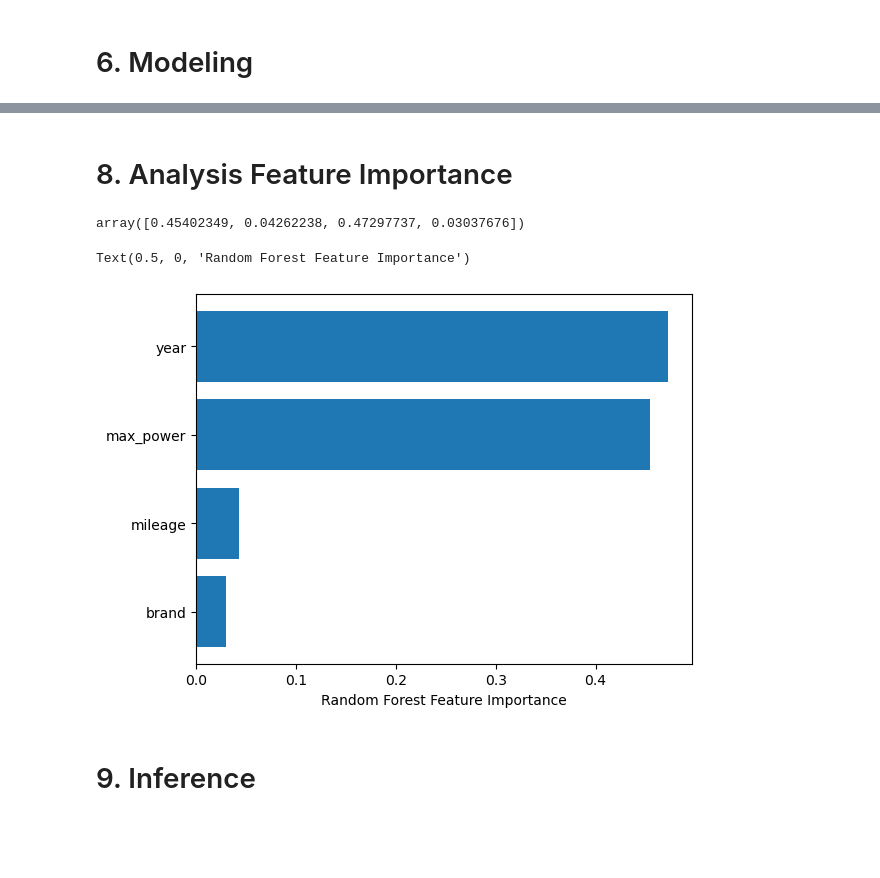
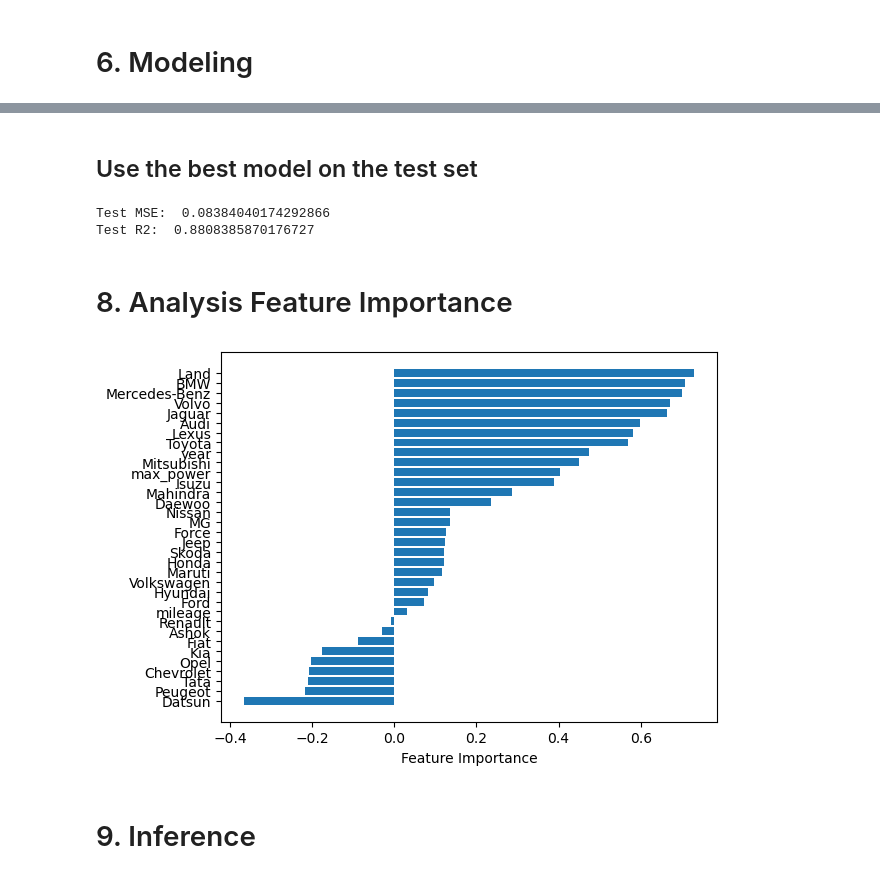
Before and after one commit to myothiha/ml_assignment3, a Jupyter notebook: A02_Car_Price_Prediction.ipynb, the cells around one changed output, grey strips where cells are left out. Drawn from its saved outputs; the diff is of its cells as text; code cells hidden in the pictures; blank space fills up the shorter version.

```diff
--- a/A02_Car_Price_Prediction.ipynb
+++ b/A02_Car_Price_Prediction.ipynb
@@ -830,0 +944,7 @@ Shape of y_test:  (2409,)
+# %%
+# actually you can do like this too
+# X = np.insert(X, 0, 1, axis=1)
+intercept = np.ones((X_train.shape[0], 1))
+X_train   = np.concatenate((intercept, X_train), axis=1)
+intercept = np.ones((X_test.shape[0], 1))
+X_test    = np.concatenate((intercept, X_test), axis=1)
@@ -916,0 +958,14 @@ array([209580.72726802, 955755.55330137, 356854.45825531, ...,
+# %%
+#experiment tracking
+import mlflow
+import os
+# This the dockerized method.
+# We build two docker containers, one for python/jupyter and another for mlflow.
+# The url `mlflow` is resolved into another container within the same composer.
+mlflow.set_tracking_uri("http://localhost:5000")
+# In the dockerized way, the user who runs this code will be `root`.
+# The MLflow will also log the run user_id as `root`.
+# To change that, we need to set this environ["LOGNAME"] to your name.
+os.environ["LOGNAME"] = "myo"
+# mlflow.create_experiment(name="chaky-diabetes-example")  #create if you haven't create
+mlflow.set_experiment(experiment_name="mth-mlassignment2")
@@ -916,0 +975,9 @@ array([209580.72726802, 955755.55330137, 356854.45825531, ...,
+# %%
+class PolynomialFeatures:
+    def __init__(self, degree):
+        self.degree = degree
+
+    def fit_transform(self, X):
+        # Transform input features to include polynomial terms
+        X_poly = np.column_stack([X ** self.degree])
+        return X_poly
@@ -916,0 +1221,6 @@ array([209580.72726802, 955755.55330137, 356854.45825531, ...,
+# %%
+#helper function for looping classnames
+import sys
+
+def str_to_class(classname):
+    return getattr(sys.modules[__name__], classname)
@@ -917,20 +1370,22 @@ array([209580.72726802, 955755.55330137, 356854.45825531, ...,
+# %% [markdown]
+## Use the best model on the test set
+# %%
+# Apply model on testing set (completely unknown data).
+yhat = model.predict(X_test)
+mse = model.mse(y_test, yhat)
+r2 = model.r2(y_test, yhat)
+
+print("Test MSE: ", mse)
+print("Test R2: ", r2)
+# %% [output]
+Test MSE:  0.08384040174292866
+Test R2:  0.8808385870176727
 # %% [markdown]
 # 8. Analysis Feature Importance
 # %%
-#stored in this variable
-#note that grid here is random forest
-rf = grid.best_estimator_
-
-rf.feature_importances_
+model.feature_importance()
 # %% [output]
-array([0.45402349, 0.04262238, 0.47297737, 0.03037676])
+[figure, added]
-# %%
-sorted_idx = rf.feature_importances_.argsort()
-plt.barh(X.columns[sorted_idx], rf.feature_importances_[sorted_idx])
-plt.xlabel("Random Forest Feature Importance")
-# %% [output]
-Text(0.5, 0, 'Random Forest Feature Importance')
-[figure, removed]
 # %% [markdown]
 # 9. Inference
 # %% [markdown]
```
Also changed, not shown: parts of 56 cells of this notebook, 15 other files.
